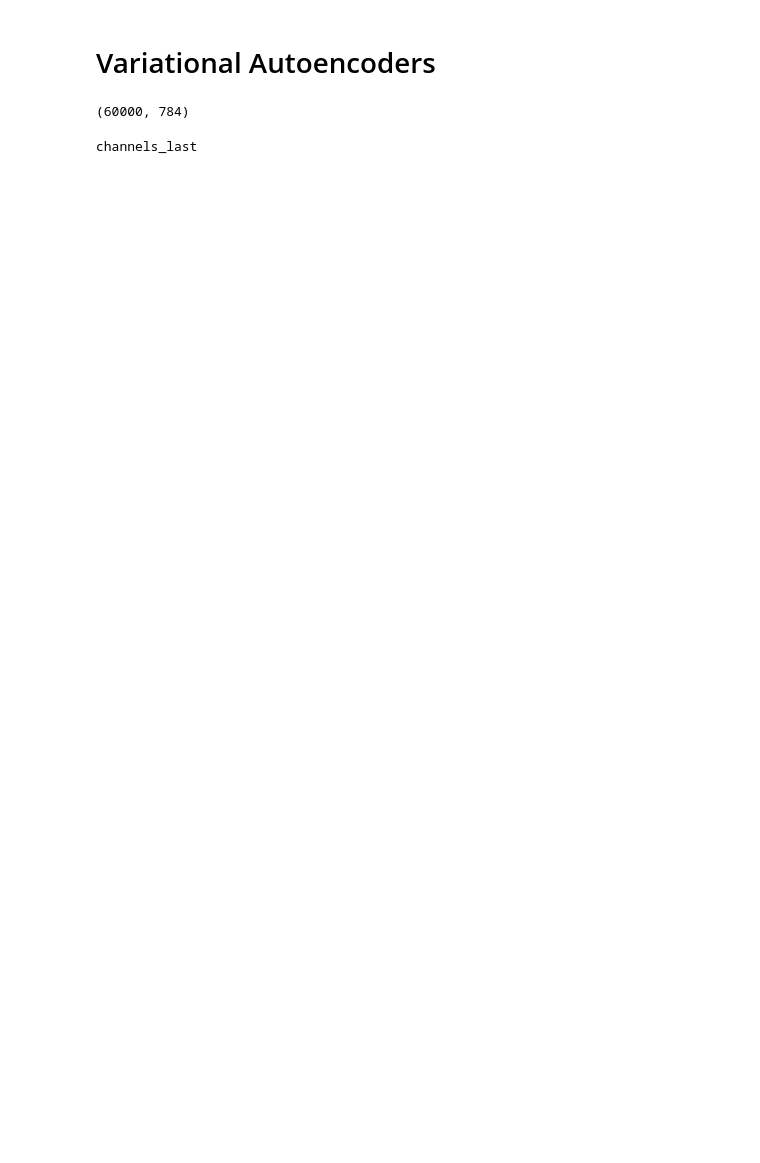
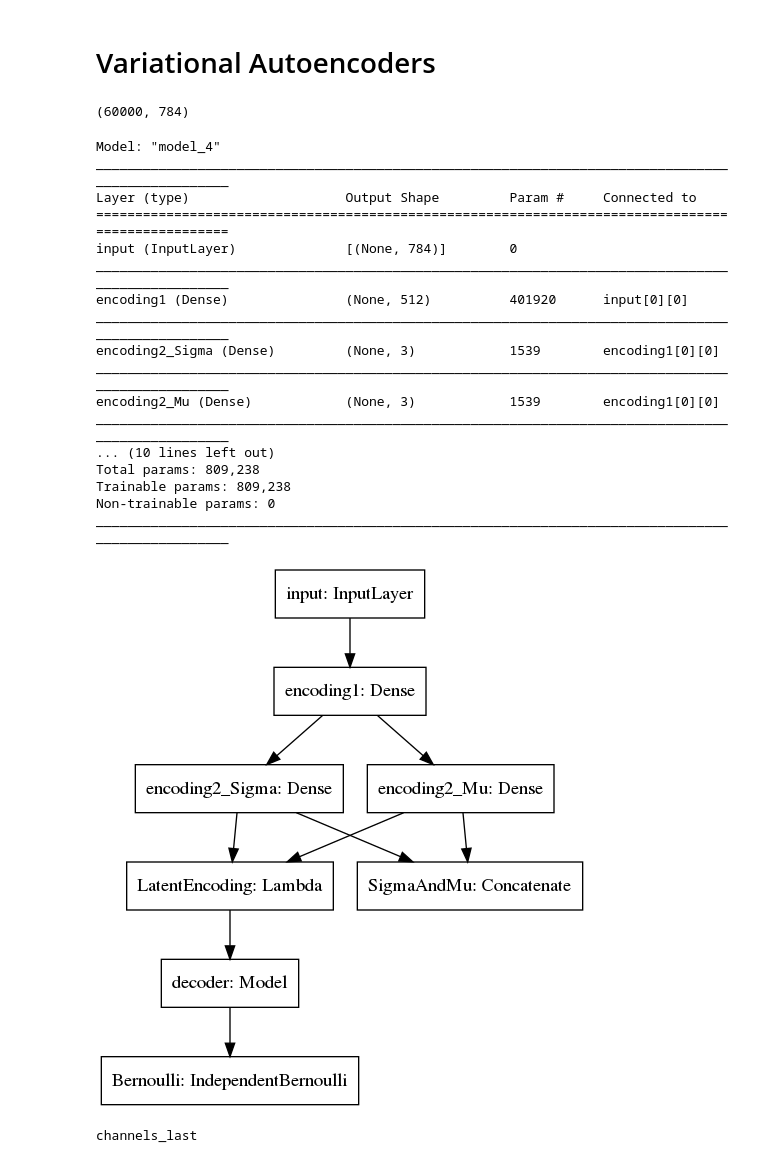
Before and after one commit to EvaBr/DLCourseMaterials, a Jupyter notebook: VAE.ipynb, the cells around one changed output. Cells and saved outputs as stored; diff of their text form; code cells hidden in the pictures; blank space fills up the shorter version.

```diff
--- a/VAE.ipynb
+++ b/VAE.ipynb
@@ -37,34 +37,53 @@ enc = Dense(middle_layer, activation='relu', name="encoding1")(inp)
 enc_sigma = Dense(latent_size, name="encoding2_Sigma")(enc)
 enc_mu = Dense(latent_size, name="encoding2_Mu")(enc)
 #eps = Input(tensor=tfp.Normal().sample(latent_size))
 #tmp = Multiply()([enc_sigma, eps])
 #latent = Add()([enc_mu, tmp])
 concatenated_latent = Concatenate(axis=1,name="SigmaAndMu")([enc_sigma, enc_mu])
 latent = Lambda(lambda ms: tfp.distributions.MultivariateNormalDiag(loc=ms[0], scale_diag=ms[1]).sample(), name="LatentEncoding")([enc_mu, enc_sigma])
 
 encoder = Model(inputs=inp, outputs=latent, name="encoder")
 
 inp_from_latent = Input(shape=[latent_size], name="input2")
 dec = Dense(middle_layer, activation='relu', name="decoding1")(inp_from_latent)
 dec = Dense(784, activation='relu', name="decoding2")(dec)
 out_dist = Reshape([28, 28, 1], name="Reshape")(dec)
 #out_dist_joint = Lambda(lambda decoded: tfp.distributions.Independent(tfp.distributions.Bernoulli(logits=out_dist), 2), output_shape=(1,1), name="BernoulliProbability")(dec)
 #we cant do the lambda layer above, because it wont return anything; just instantiates distro.
 #BUT, there exists an actual tfp layer!! So apparently, you CAN return a distribution! :)
 out_dist_joint = tfp.layers.IndependentBernoulli((28,28,1), tfp.distributions.Bernoulli.logits, name="Bernoulli")
 
 
 decoder = Model(inputs=inp_from_latent, outputs=out_dist, name="decoder")
 
 vae_model = Model(inputs=encoder.inputs, outputs=[concatenated_latent, out_dist_joint(decoder(latent))])#out_dist_joint(out_dist)])
 
 vae_model.summary()
-plot_model(vae_model, to_file='vae_model.png')
+plot_model(vae_model, to_file='vae_model_bernoulli.png')
 
 #kl_loss = tf.reduce_mean(- 0.5 * tf.reduce_sum(1 + enc_sigma - tf.square(enc_mu) - tf.exp(enc_sigma), axis=-1))
 #reconstruction_loss = tf.reduce_mean(tf.keras.losses.binary_crossentropy(inp, dec) * 784) #vae_model.outputs[0].log_prob(inp), axis=-1)
 #vae_model.add_loss(kl_loss)
 #vae_model.add_loss(reconstruction_loss)
+# %% [output]
+Model: "model_4"
+__________________________________________________________________________________________________
+Layer (type)                    Output Shape         Param #     Connected to
+==================================================================================================
+input (InputLayer)              [(None, 784)]        0
+__________________________________________________________________________________________________
+encoding1 (Dense)               (None, 512)          401920      input[0][0]
+__________________________________________________________________________________________________
+encoding2_Sigma (Dense)         (None, 3)            1539        encoding1[0][0]
+__________________________________________________________________________________________________
+encoding2_Mu (Dense)            (None, 3)            1539        encoding1[0][0]
+__________________________________________________________________________________________________
+... (10 lines left out)
+Total params: 809,238
+Trainable params: 809,238
+Non-trainable params: 0
+__________________________________________________________________________________________________
+[figure, added]
 # %%
 print(tf.keras.backend.image_data_format())
 # %% [output]
```
Also changed, not shown: parts of 8 cells of this notebook, 5 other files.
